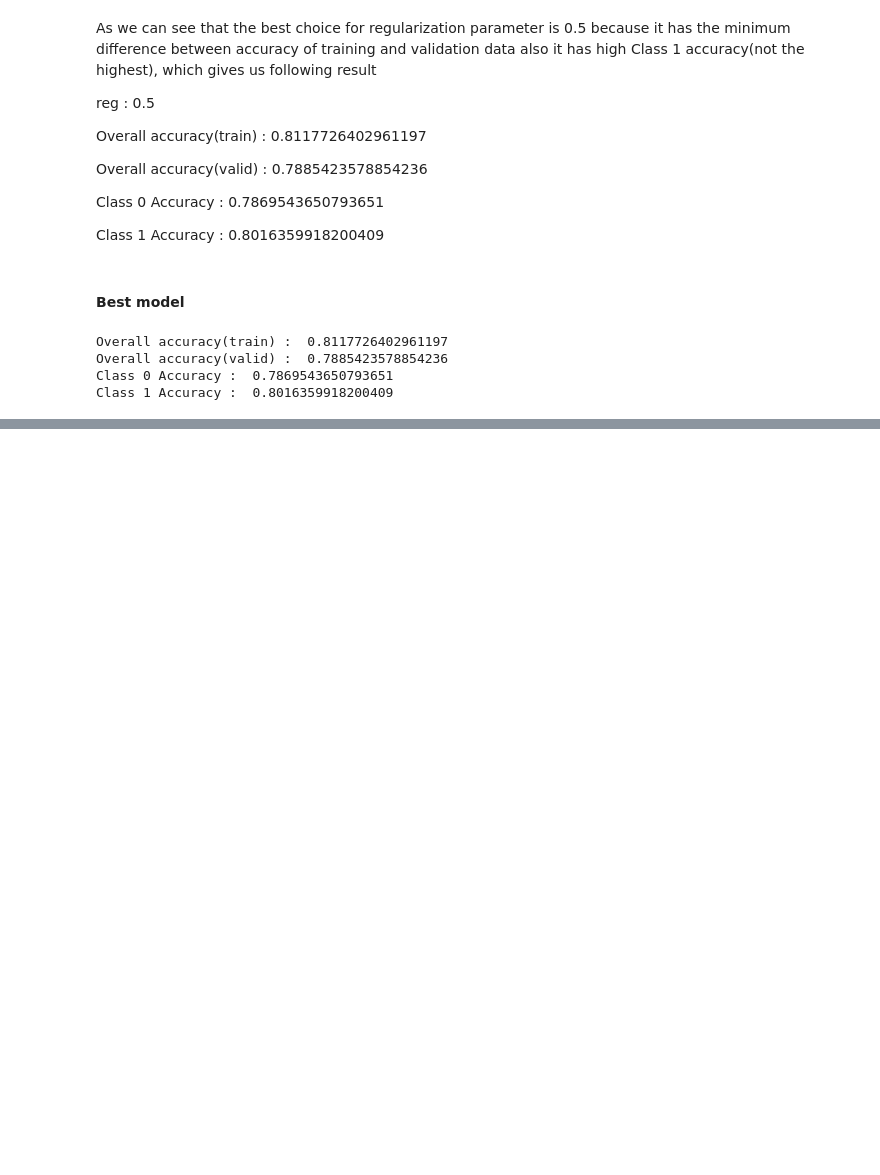
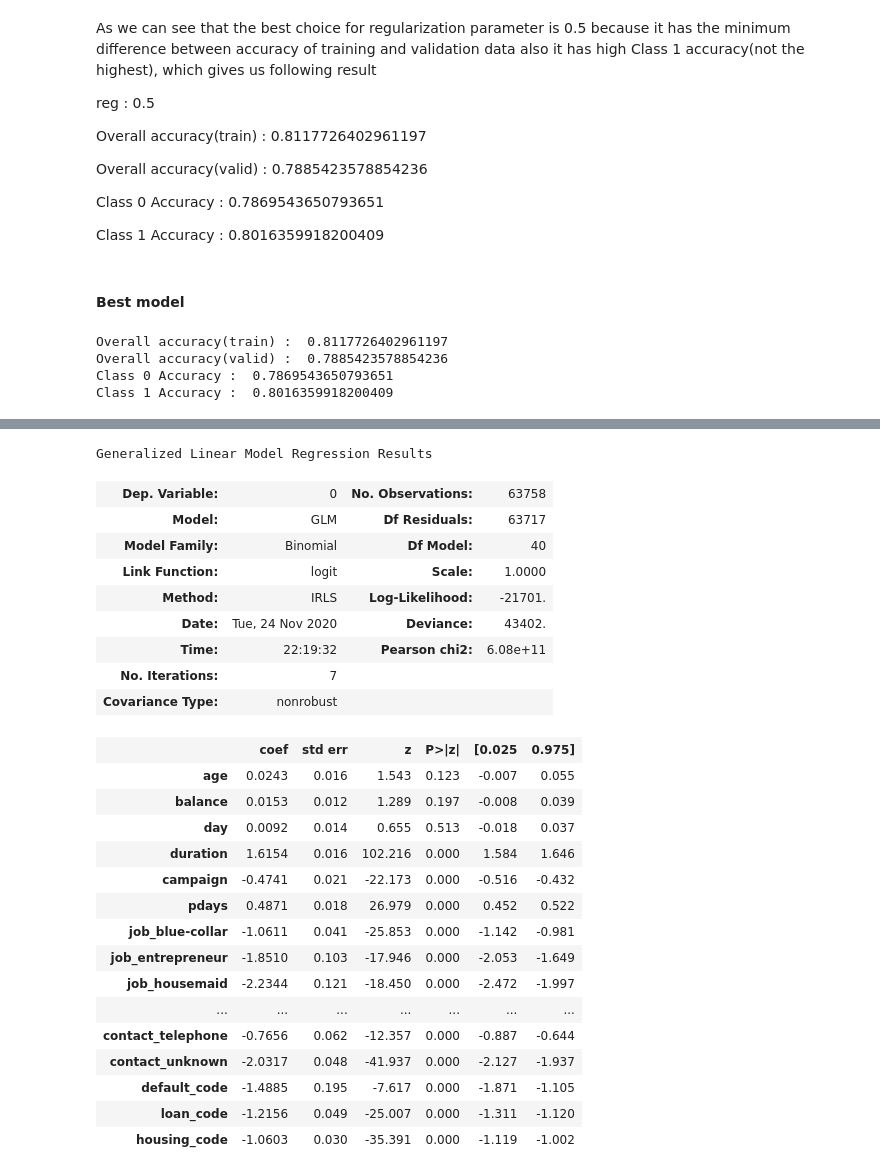
Before and after one commit to NandishRPatel/DATA-SCIENCE-PROJECTS, a Jupyter notebook: BANK MARKETING DATA/Project_Notebook.ipynb, the cells around one changed output, grey strips where cells are left out. Saved outputs shown, nothing was run; the diff lists cells and outputs as text; code cells hidden in the pictures; blank space fills up the shorter version.

```diff
--- a/BANK MARKETING DATA/Project_Notebook.ipynb
+++ b/BANK MARKETING DATA/Project_Notebook.ipynb
@@ -2414,0 +2418,33 @@ Final_Models
+# %%
+temp  = sm.GLM(y_train_SMOTE, X_train_SMOTE, family = sm.families.Binomial())
+# %%
+temp_fit = temp.fit()
+# %%
+temp_fit.summary()
+# %% [output]
+Generalized Linear Model Regression Results
+| Dep. Variable: | 0 | No. Observations: | 63758 |
+| Model: | GLM | Df Residuals: | 63717 |
+| Model Family: | Binomial | Df Model: | 40 |
+| Link Function: | logit | Scale: | 1.0000 |
+| Method: | IRLS | Log-Likelihood: | -21701. |
+| Date: | Tue, 24 Nov 2020 | Deviance: | 43402. |
+| Time: | 22:19:32 | Pearson chi2: | 6.08e+11 |
+| No. Iterations: | 7 |  |  |
+| Covariance Type: | nonrobust |  |  |
+|  | coef | std err | z | P>|z| | [0.025 | 0.975] |
+| age | 0.0243 | 0.016 | 1.543 | 0.123 | -0.007 | 0.055 |
+| balance | 0.0153 | 0.012 | 1.289 | 0.197 | -0.008 | 0.039 |
+| day | 0.0092 | 0.014 | 0.655 | 0.513 | -0.018 | 0.037 |
+| duration | 1.6154 | 0.016 | 102.216 | 0.000 | 1.584 | 1.646 |
+| campaign | -0.4741 | 0.021 | -22.173 | 0.000 | -0.516 | -0.432 |
+| pdays | 0.4871 | 0.018 | 26.979 | 0.000 | 0.452 | 0.522 |
+| job_blue-collar | -1.0611 | 0.041 | -25.853 | 0.000 | -1.142 | -0.981 |
+| job_entrepreneur | -1.8510 | 0.103 | -17.946 | 0.000 | -2.053 | -1.649 |
+| job_housemaid | -2.2344 | 0.121 | -18.450 | 0.000 | -2.472 | -1.997 |
+| ... | ... | ... | ... | ... | ... | ... |
+| contact_telephone | -0.7656 | 0.062 | -12.357 | 0.000 | -0.887 | -0.644 |
+| contact_unknown | -2.0317 | 0.048 | -41.937 | 0.000 | -2.127 | -1.937 |
+| default_code | -1.4885 | 0.195 | -7.617 | 0.000 | -1.871 | -1.105 |
+| loan_code | -1.2156 | 0.049 | -25.007 | 0.000 | -1.311 | -1.120 |
+| housing_code | -1.0603 | 0.030 | -35.391 | 0.000 | -1.119 | -1.002 |
```
Also changed, not shown: parts of 3 cells of this notebook.
